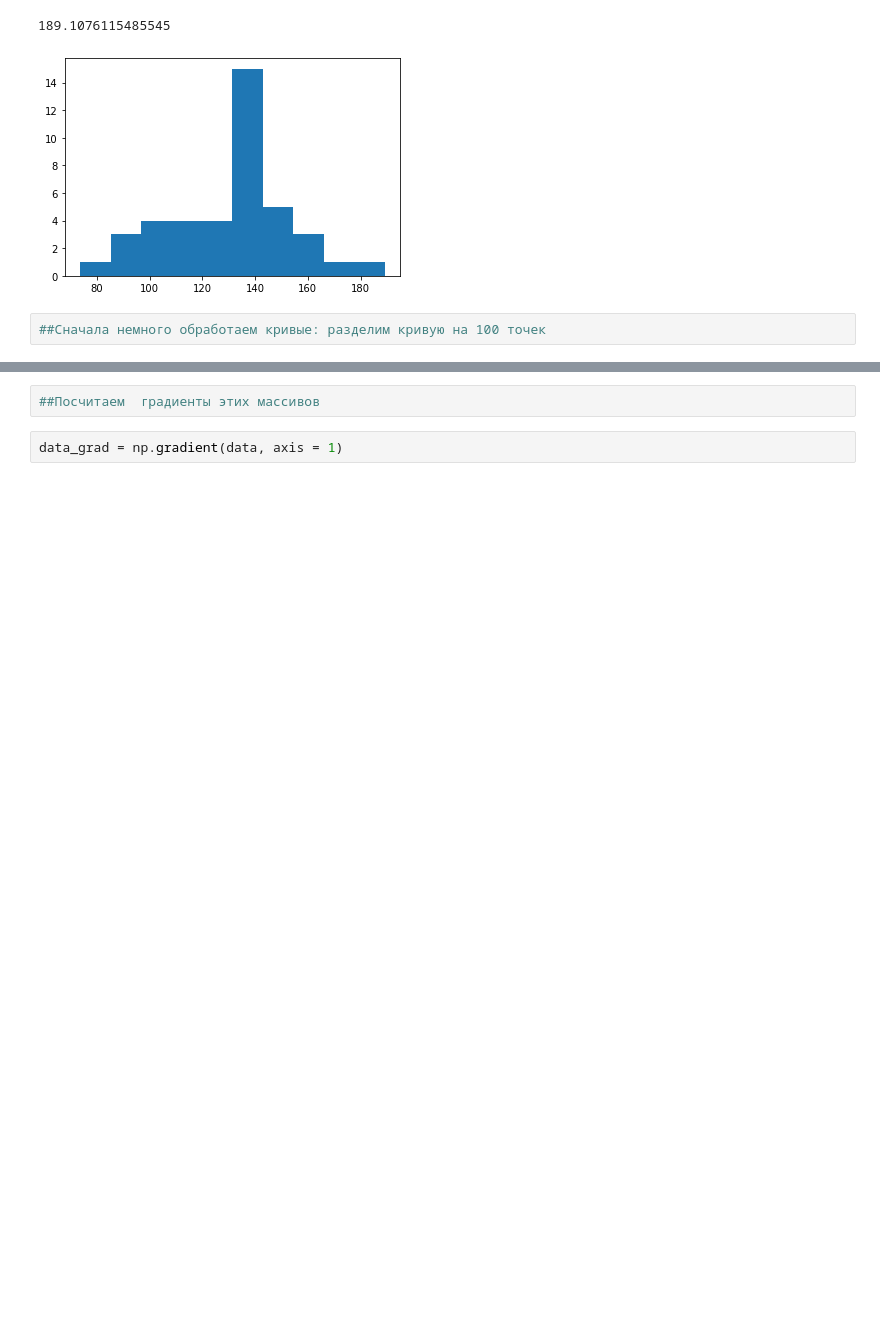
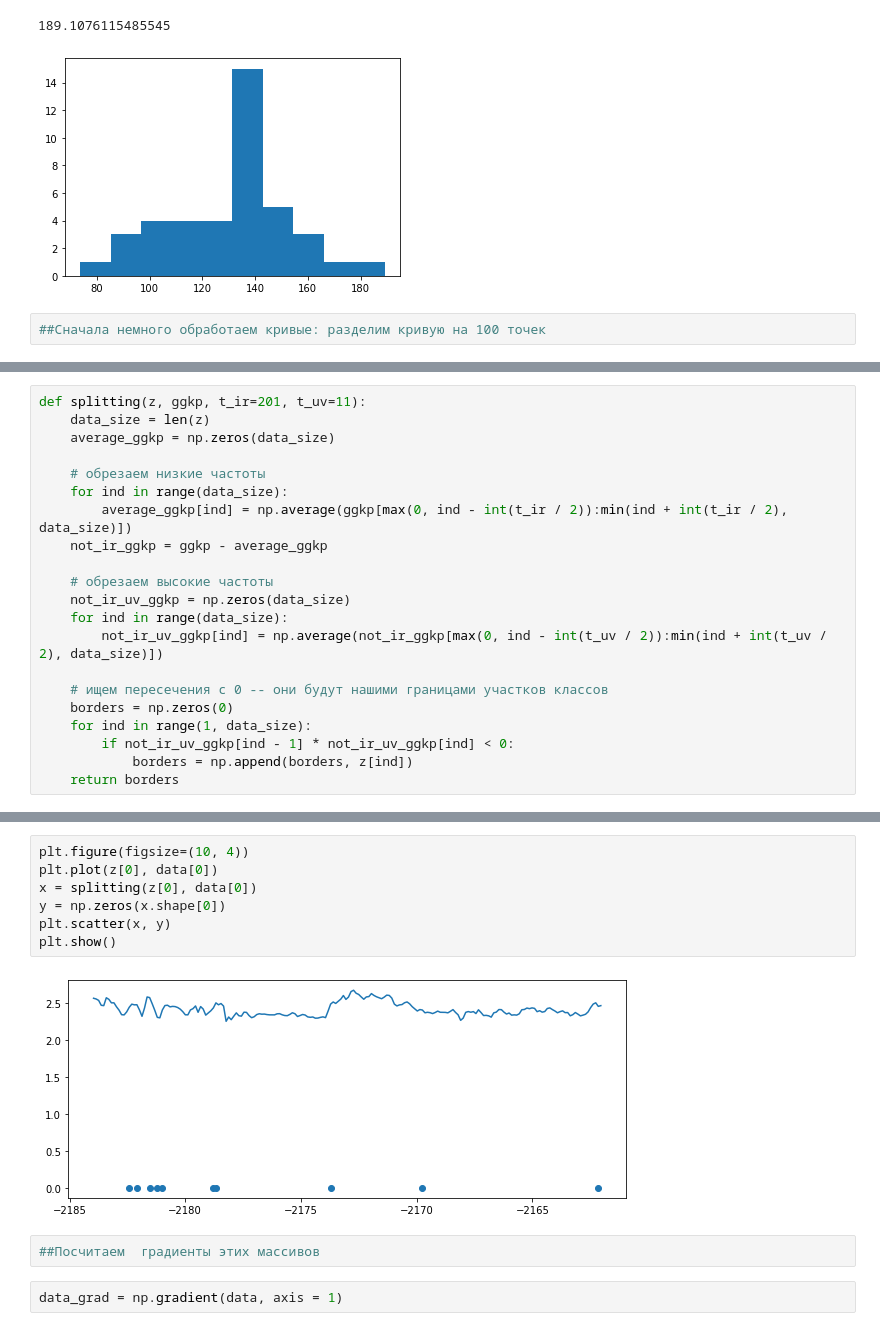
Before and after one commit to IBRINEI/MIPT_Hackathon, a Jupyter notebook: notebooks/main_task2_dumb.ipynb, the cells around one changed output, grey strips where cells are left out. Saved outputs shown, nothing was run; the diff lists cells and outputs as text; blank space fills up the shorter version.

```diff
--- a/notebooks/main_task2_dumb.ipynb
+++ b/notebooks/main_task2_dumb.ipynb
@@ -146,0 +147,21 @@ plt.show()
+# %%
+def splitting(z, ggkp, t_ir=201, t_uv=11):
+    data_size = len(z)
+    average_ggkp = np.zeros(data_size)
+
+    # обрезаем низкие частоты
+    for ind in range(data_size):
+        average_ggkp[ind] = np.average(ggkp[max(0, ind - int(t_ir / 2)):min(ind + int(t_ir / 2), data_size)])
+    not_ir_ggkp = ggkp - average_ggkp
+
+    # обрезаем высокие частоты
+    not_ir_uv_ggkp = np.zeros(data_size)
+    for ind in range(data_size):
+        not_ir_uv_ggkp[ind] = np.average(not_ir_ggkp[max(0, ind - int(t_uv / 2)):min(ind + int(t_uv / 2), data_size)])
+
+    # ищем пересечения с 0 -- они будут нашими границами участков классов
+    borders = np.zeros(0)
+    for ind in range(1, data_size):
+        if not_ir_uv_ggkp[ind - 1] * not_ir_uv_ggkp[ind] < 0:
+            borders = np.append(borders, z[ind])
+    return borders
@@ -147,3 +189,12 @@ plt.show()
+# %%
+plt.figure(figsize=(10, 4))
+plt.plot(z[0], data[0])
+x = splitting(z[0], data[0])
+y = np.zeros(x.shape[0])
+plt.scatter(x, y)
+plt.show()
+# %% [output]
+[figure, added]
 # %%
 ##Посчитаем  градиенты этих массивов
 # %%
```
Also changed, not shown: parts of 17 cells of this notebook.
